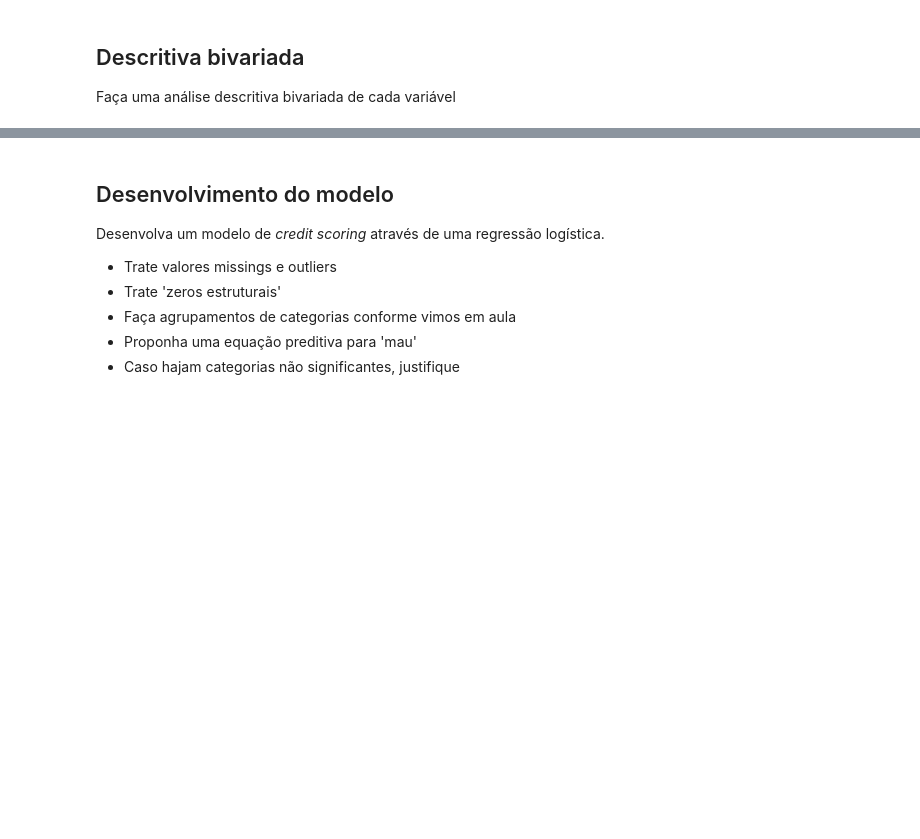
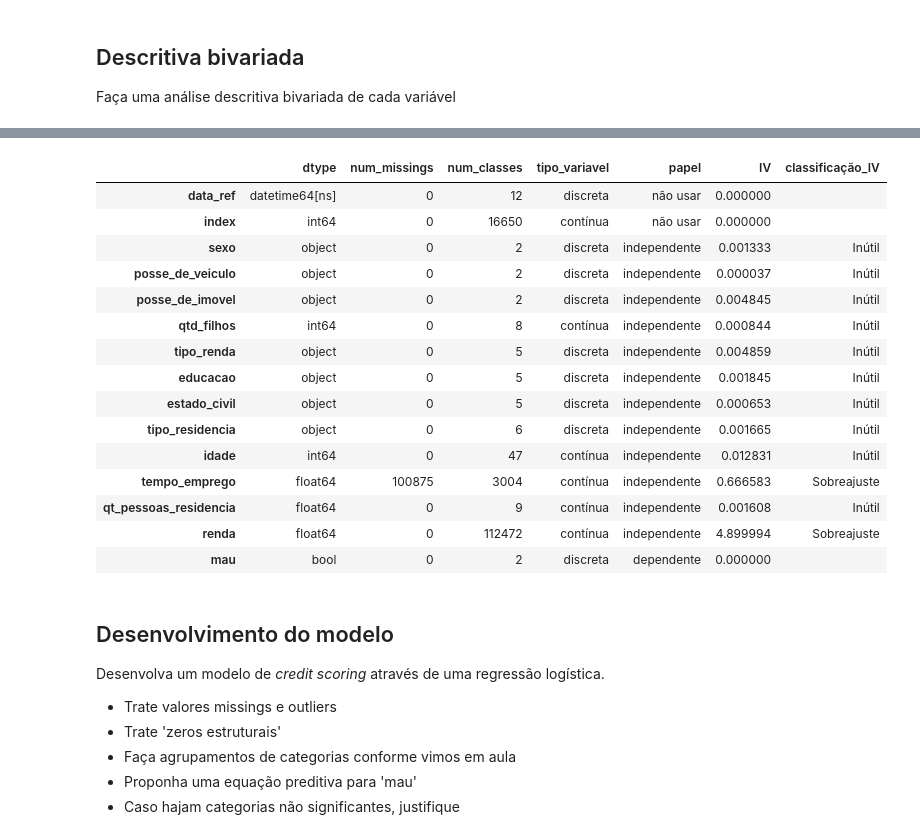
Before and after one commit to DuquePin/data-science-exercicies, a Jupyter notebook: main/Mod_36/Mod38Exercicio1.ipynb, the cells around one changed output, grey strips where cells are left out. Cells and saved outputs as stored; diff of their text form; code cells hidden in the pictures; blank space fills up the shorter version.

```diff
--- a/main/Mod_36/Mod38Exercicio1.ipynb
+++ b/main/Mod_36/Mod38Exercicio1.ipynb
@@ -262,3 +330,31 @@ array([0, 0, 1, ..., 0, 0, 0], dtype=int64)
+# %%
+# Calculando e salvando Information Value e classificação nos metadados
+metadata['IV'] = 0.0
+metadata['classificação_IV'] = ''
+
+for indx in metadata.index.drop(['data_ref', 'index', 'mau']):
+    iv = calcular_iv(data[indx], data['mau'])
+    metadata.loc[indx, 'IV'] = iv
+    metadata.loc[indx, 'classificação_IV'] = classificar_iv(iv)
+
+metadata
+# %% [output]
+|  | dtype | num_missings | num_classes | tipo_variavel | papel | IV | classificação_IV |
+| data_ref | datetime64[ns] | 0 | 12 | discreta | não usar | 0.000000 |  |
+| index | int64 | 0 | 16650 | contínua | não usar | 0.000000 |  |
+| sexo | object | 0 | 2 | discreta | independente | 0.001333 | Inútil |
+| posse_de_veiculo | object | 0 | 2 | discreta | independente | 0.000037 | Inútil |
+| posse_de_imovel | object | 0 | 2 | discreta | independente | 0.004845 | Inútil |
+| qtd_filhos | int64 | 0 | 8 | contínua | independente | 0.000844 | Inútil |
+| tipo_renda | object | 0 | 5 | discreta | independente | 0.004859 | Inútil |
+| educacao | object | 0 | 5 | discreta | independente | 0.001845 | Inútil |
+| estado_civil | object | 0 | 5 | discreta | independente | 0.000653 | Inútil |
+| tipo_residencia | object | 0 | 6 | discreta | independente | 0.001665 | Inútil |
+| idade | int64 | 0 | 47 | contínua | independente | 0.012831 | Inútil |
+| tempo_emprego | float64 | 100875 | 3004 | contínua | independente | 0.666583 | Sobreajuste |
+| qt_pessoas_residencia | float64 | 0 | 9 | contínua | independente | 0.001608 | Inútil |
+| renda | float64 | 0 | 112472 | contínua | independente | 4.899994 | Sobreajuste |
+| mau | bool | 0 | 2 | discreta | dependente | 0.000000 |  |
 # %% [markdown]
 ## Desenvolvimento do modelo
 
```
Also changed, not shown: parts of 9 cells of this notebook.
